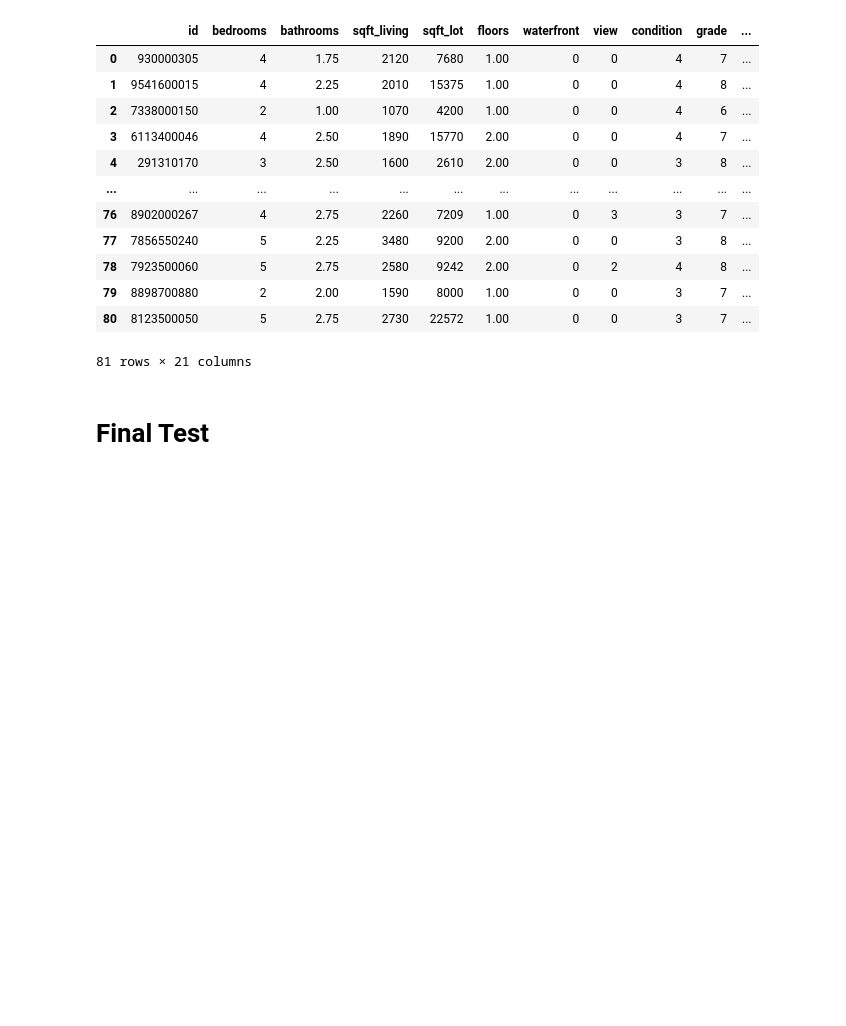
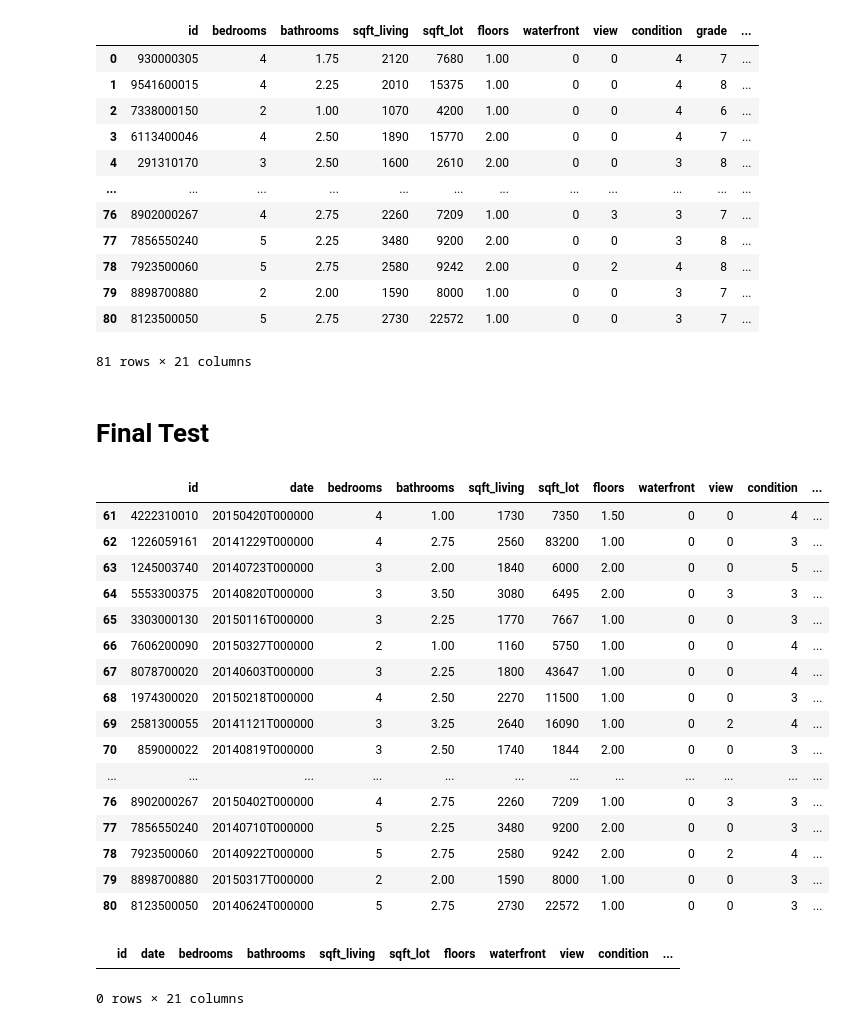
Before and after one commit to levi-wj/housing_case_study, a Jupyter notebook: Joseph's_Notes.ipynb, the cells around one changed output. Cells and saved outputs as stored; diff of their text form; code cells hidden in the pictures; blank space fills up the shorter version.

```diff
--- a/Joseph's_Notes.ipynb
+++ b/Joseph's_Notes.ipynb
@@ -268,0 +306,20 @@ mini_pred.to_csv("Joseph-predictions.csv", index=False)
+# %%
+mini.tail(20)
+# %% [output]
+|  | id | date | bedrooms | bathrooms | sqft_living | sqft_lot | floors | waterfront | view | condition | ... |
+| 61 | 4222310010 | 20150420T000000 | 4 | 1.00 | 1730 | 7350 | 1.50 | 0 | 0 | 4 | ... |
+| 62 | 1226059161 | 20141229T000000 | 4 | 2.75 | 2560 | 83200 | 1.00 | 0 | 0 | 3 | ... |
+| 63 | 1245003740 | 20140723T000000 | 3 | 2.00 | 1840 | 6000 | 2.00 | 0 | 0 | 5 | ... |
+| 64 | 5553300375 | 20140820T000000 | 3 | 3.50 | 3080 | 6495 | 2.00 | 0 | 3 | 3 | ... |
+| 65 | 3303000130 | 20150116T000000 | 3 | 2.25 | 1770 | 7667 | 1.00 | 0 | 0 | 3 | ... |
+| 66 | 7606200090 | 20150327T000000 | 2 | 1.00 | 1160 | 5750 | 1.00 | 0 | 0 | 4 | ... |
+| 67 | 8078700020 | 20140603T000000 | 3 | 2.25 | 1800 | 43647 | 1.00 | 0 | 0 | 4 | ... |
+| 68 | 1974300020 | 20150218T000000 | 4 | 2.50 | 2270 | 11500 | 1.00 | 0 | 0 | 3 | ... |
+| 69 | 2581300055 | 20141121T000000 | 3 | 3.25 | 2640 | 16090 | 1.00 | 0 | 2 | 4 | ... |
+| 70 | 859000022 | 20140819T000000 | 3 | 2.50 | 1740 | 1844 | 2.00 | 0 | 0 | 3 | ... |
+| ... | ... | ... | ... | ... | ... | ... | ... | ... | ... | ... | ... |
+| 76 | 8902000267 | 20150402T000000 | 4 | 2.75 | 2260 | 7209 | 1.00 | 0 | 3 | 3 | ... |
+| 77 | 7856550240 | 20140710T000000 | 5 | 2.25 | 3480 | 9200 | 2.00 | 0 | 0 | 3 | ... |
+| 78 | 7923500060 | 20140922T000000 | 5 | 2.75 | 2580 | 9242 | 2.00 | 0 | 2 | 4 | ... |
+| 79 | 8898700880 | 20150317T000000 | 2 | 2.00 | 1590 | 8000 | 1.00 | 0 | 0 | 3 | ... |
+| 80 | 8123500050 | 20140624T000000 | 5 | 2.75 | 2730 | 22572 | 1.00 | 0 | 0 | 3 | ... |
@@ -268,0 +347,5 @@ mini_pred.to_csv("Joseph-predictions.csv", index=False)
+# %%
+df[df["lat"]>49]
+# %% [output]
+|  | id | date | bedrooms | bathrooms | sqft_living | sqft_lot | floors | waterfront | view | condition | ... |
+0 rows × 21 columns
```
Also changed, not shown: parts of 4 cells of this notebook.
